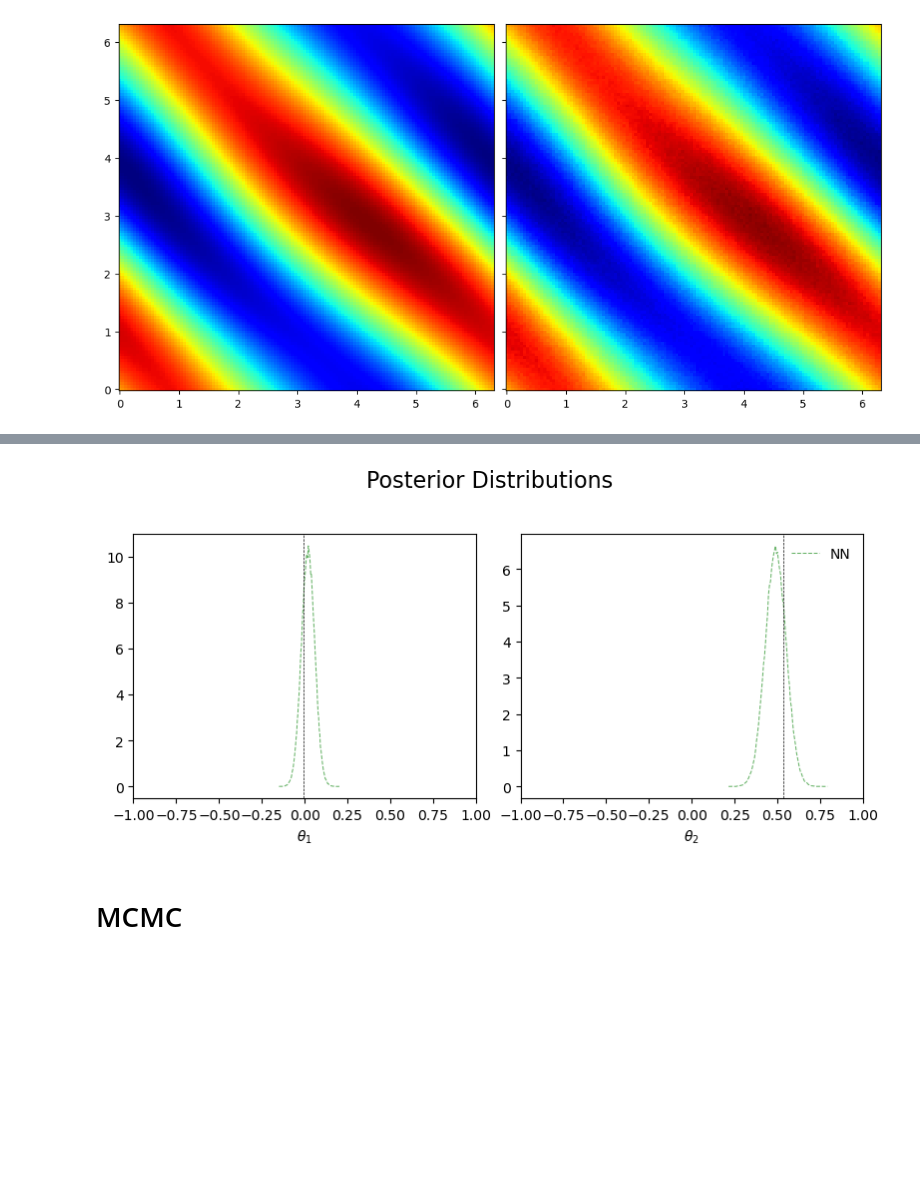
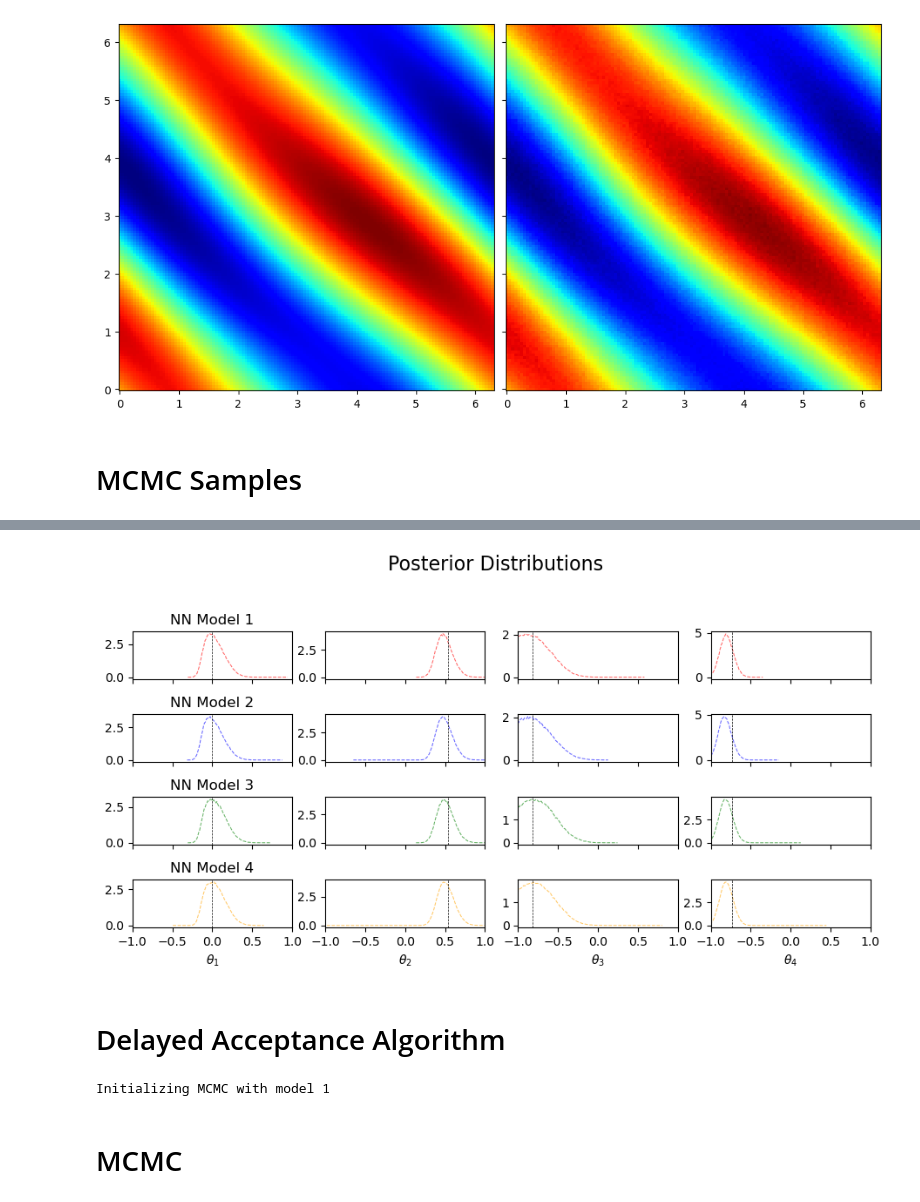
Before and after one commit to ChristianJzB/Projects, a Jupyter notebook: Deep_Solvers/Inverse_Problems/Navier-Stokes/NV_inverse_problem.ipynb, the cells around one changed output, grey strips where cells are left out. Drawn from its saved outputs; the diff is of its cells as text; code cells hidden in the pictures; blank space fills up the shorter version.

Commit message:
delayed acceptance

```diff
--- a/Deep_Solvers/Inverse_Problems/Navier-Stokes/NV_inverse_problem.ipynb
+++ b/Deep_Solvers/Inverse_Problems/Navier-Stokes/NV_inverse_problem.ipynb
@@ -165,3 +343,5 @@ class MetropolisHastingsSampler:
+# %% [markdown]
+# MCMC Samples
 # %%
 torch.manual_seed(42)
 
@@ -210,45 +390,42 @@ Iteration 800000, Acceptance Rate: 0.2568, Step Size: 0.0752
 Iteration 900000, Acceptance Rate: 0.2559, Step Size: 0.0753
 Final Acceptance Rate: 0.2552
 # %%
-def histogram_(x, bins=100):
-    # Calculate histogram
-    counts, bin_edges = np.histogram(x, bins=bins)
-
-    # Normalize counts to form a probability density
-    counts = counts / (sum(counts) * np.diff(bin_edges))
-
-    # Calculate the bin centers for plotting
-    bin_centers = (bin_edges[:-1] + bin_edges[1:]) / 2
-
-    return bin_centers, counts
-
-
-samples = mcmc_samples[0]
 # Create subplots
-fig, axs = plt.subplots(1, 2, figsize=(8, 4))  # Adjust figsize for better visualization
+fig, axs = plt.subplots(4, 4, figsize=(9, 5), sharex=True)  # Adjust figsize for better visualization
 fig.suptitle("Posterior Distributions", fontsize=16)
 
+cl = ["red", "blue", "green", "orange"]
 # Loop through each subplot
-for idx, ax in enumerate(axs.flatten()):
-    if idx < samples.shape[1]:  # Check to avoid indexing beyond data dimensions
-        bin_centers, counts = histogram_(samples[:, idx],bins=100)
-        ax.plot(bin_centers, counts, alpha=0.6, linestyle="--", linewidth=0.75, label = "NN",color = "green")
+for i,c in enumerate(cl):
+    samples = np.load(f'./results/MDNN_dg_2_smodel_{i+1}.npy')
+    for j in range(samples.shape[-1]):
+        bin_centers, counts = histogram_(samples[:, j],bins=100)
+        axs[i,j].plot(bin_centers, counts, alpha=0.6, linestyle="--", linewidth=0.75, label = f"NN Model {i+1}",color =c)
 
-        ax.axvline(x = np.array(theta).flatten()[idx], color = 'black',linestyle="--", linewidth=0.5)
-    else:
-        ax.axis("off")  # Turn off axes for extra subplots
-
-axs[0].set_xlim(-1,1)
-axs[0].set_xlabel(r"$\theta_{1}$")
-axs[1].set_xlim(-1,1)
-axs[1].set_xlabel(r"$\theta_{2}$")
+        axs[i,j].axvline(x = np.array(theta).flatten()[j], color = 'black',linestyle="--", linewidth=0.5)
+        axs[-1,j].set_xlabel(rf"$\theta_{j+1}$"),axs[-1,j].set_xlim(-1,1)
+    axs[i,0].set_title(f"NN Model {i + 1}")
 
 # Adjust layout
 plt.tight_layout(rect=[0, 0, 1, 0.95])  # Leave space for the suptitle
-plt.legend(frameon = False)
 plt.show()
 # %% [output]
-[figure, old version]
+[figure, new version]
+# %% [markdown]
+# Delayed Acceptance Algorithm
+# %%
+acceptance_rate_list = []
+for i in range(1,5):
+    print(f"Initializing MCMC with model {i}")
+    nn_surrogate_model = torch.load(f"./models/vorticity_2_MDNN_dg_{i}.pth")
+    nn_surrogate_model.eval()
+    nn_surrogate_model.to(device)
+
+    mcmc_nn = DAHM_NN(obs_input,noisy_obs,nn_surrogate_model,indices_sol=sorted_indices,nparam=4, dt_init=5e-3,sig = st,device= device)
+    ar,_ = mcmc_nn.run_sampler(burn_in=1000000,n_chains = 20000)
+    acceptance_rate_list.append(ar)
+# %% [output]
+Initializing MCMC with model 1
 # %% [markdown]
 # MCMC
 # %%
```
Also changed, not shown: parts of 4 cells of this notebook, 1 other file.
